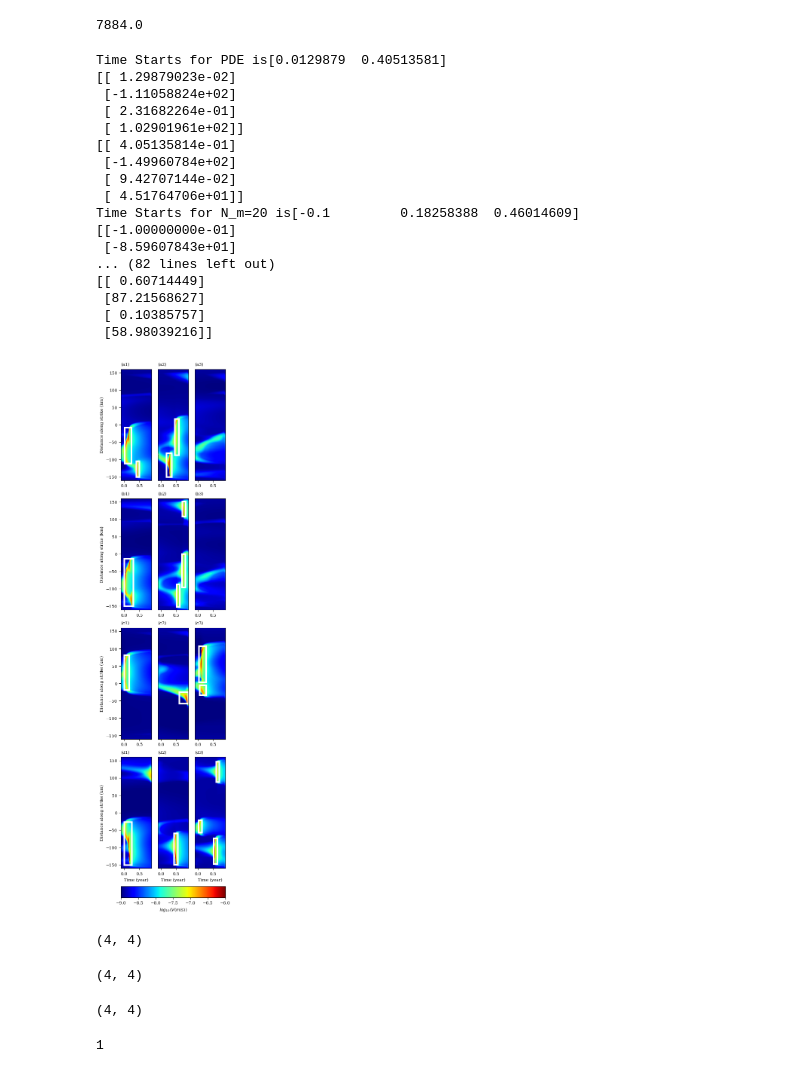
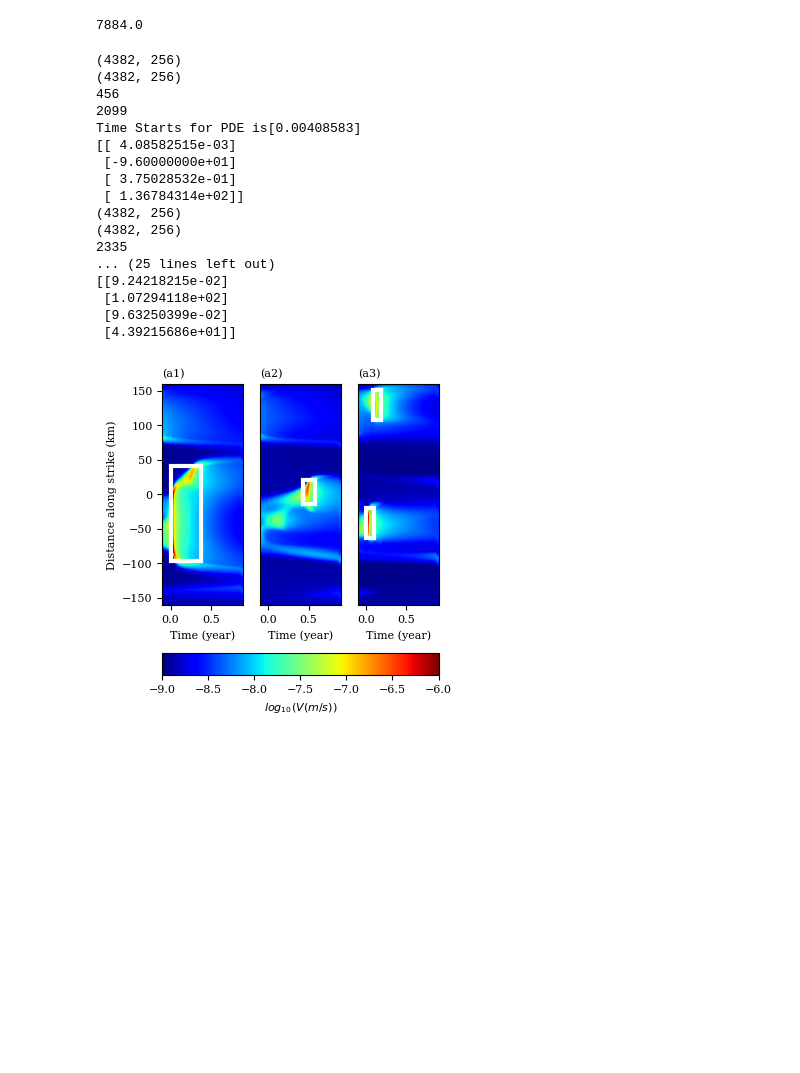
Before and after one commit to hojjatks/ROM_EnKF_earthquakecycle, a Jupyter notebook: Codes/PlotPredictionPerformance.ipynb, the cells around one changed output. Cells and saved outputs as stored; diff of their text form; code cells hidden in the pictures; blank space fills up the shorter version.

```diff
--- a/Codes/PlotPredictionPerformance.ipynb
+++ b/Codes/PlotPredictionPerformance.ipynb
@@ -54,7 +53,8 @@ mu=30e9
 # for different inversions (denoted by number) and differnet ROM (denoted by N_m_v), we need to load the corresponding data
 N_m_v_list = [20,30]
 #numbers = [101,102]
-numbers = [103]
+numbers = [101,102,103,104,105,106,107,108,109,110]
+# numbers=[110]
 data_PDE = []
 data_prediction_20 = []
 data_prediction_30 = []
@@ -296,7 +294,7 @@ for index in range(len(numbers)):
     t_ox_pred_events_30=data_prediction_30[index]["t_ox_pred_events"]
     # run the code to plot things
     for event_counter in range(data_prediction_20[index]['Mags_filtered'].shape[0]): # number of events in the indexth number
-        event_name="event #"+str(event_counter)
+        event_name="event #"+str(index_row_plot)
         ax_qdyn= fig.add_subplot(gs[index_row_plot, 0]) # True slip rate
         ax_Nm20= fig.add_subplot(gs[index_row_plot, 1]) # Observed slip rate
         ax_Nm30= fig.add_subplot(gs[index_row_plot, 2]) # Observed slip rate
@@ -330,7 +328,7 @@ for index in range(len(numbers)):
         pl=ax_qdyn.scatter(PrettyTime/cte.t_yr-tau,Prettyx*1e-3,marker=".",c=np.log10(PrettyV),cmap=cmap,linewidths=1,vmin=np.log10(V_thresh_min),vmax=np.log10(V_thresh_max))
         ax_qdyn.set_ylabel(r'Distance along strike (km)',fontproperties=serif_font)
         ax_qdyn=PlotRectangle(ax_qdyn,rectangles_PDE)
-        All_rectangles_PDE = np.append(All_rectangles_PDE, rectangles_PDE[:4].reshape(4, 1), axis=1)
+        # All_rectangles_PDE = np.append(All_rectangles_PDE, rectangles_PDE[:4].reshape(4, 1), axis=1)
         events_PDE=add_array(events_PDE,event_name, rectangles_PDE)
         #xlimleft=(time_start_events_PDE[event_counter]+t_0_inversion)/cte.t_yr
         #xlimright=(time_start_events_PDE[event_counter]+t_0_inversion)/cte.t_yr+T_final/cte.t_yr
@@ -365,16 +363,9 @@ for index in range(len(numbers)):
         ax_Nm20.text(-tau,L/2/1000+shift_string,string_20)
         ax_Nm20=PlotRectangle(ax_Nm20,rectangles_20)
         Time_lag20.append((TimeStarts_20[0]-TimeStarts_PDE[0])/t_yr)
-        All_rectangles_20 = np.append(All_rectangles_20, rectangles_20[:4].reshape(4, 1), axis=1)
-
-
-
-
+        # All_rectangles_20 = np.append(All_rectangles_20, rectangles_20[:4].reshape(4, 1), axis=1)
 
         events_20=add_array(events_20,event_name, rectangles_20)
-
-
-
 
         # plotting N_m_v=30
         V_ox_pred_events_30_interpolated=interpolate(time_interpolation,t_ox_pred_events_30[event_counter],V_ox_pred_events_30[event_counter],V_ox_pred_events_30[event_counter].shape[1],V_ox_pred_events_30[event_counter].shape[2])
@@ -391,68 +382,52 @@ for index in range(len(numbers)):
         ax_Nm30.set_xlim(left=-tau,right=-tau+(T_final/cte.t_yr))
         # ax_Nm30.set_xlabel(r'Time (year)',fontproperties=serif_font)
         # ax_Nm30.set_ylabel(r'Distance along strike (km)',fontproperties=serif_font)
         # b=fig.colorbar(pl,cax=cax3)
         # b.set_label(label=r'$log_{10}(V(m/s))$',fontproperties=serif_font)
         ax_Nm30.set_ylim(bottom=-L/2/1e3,top=L/2/1e3)
         ax_Nm30.text(-tau,L/2/1000+shift_string,string_30)
         ax_Nm30=PlotRectangle(ax_Nm30,rectangles_30)
         Time_lag30.append((TimeStarts_30[0]-TimeStarts_PDE[0])/t_yr)
-        All_rectangles_30 = np.append(All_rectangles_30, rectangles_30[:4].reshape(4, 1), axis=1)
+        # All_rectangles_30 = np.append(All_rectangles_30, rectangles_30[:4].reshape(4, 1), axis=1)
 
         events_30=add_array(events_30,event_name, rectangles_30)
 
         # removing y ticks and y numbers
         #ax_qdyn.set_yticks([])
         ax_Nm20.set_yticks([])
         ax_Nm30.set_yticks([])
 
 
     # putting the xlable outside both of the loops to only print the lable for the last row
 ax_qdyn.set_xlabel(r'Time (year)',fontproperties=serif_font)
 ax_Nm20.set_xlabel(r'Time (year)',fontproperties=serif_font)
 ax_Nm30.set_xlabel(r'Time (year)',fontproperties=serif_font)
 b=fig.colorbar(pl,cax=cax,orientation='horizontal')
 b.set_label(label=r'$log_{10}(V(m/s))$',fontproperties=serif_font)
 
-All_rectangles_PDE=All_rectangles_PDE[:,1:]
-All_rectangles_20=All_rectangles_20[:,1:]
-All_rectangles_30=All_rectangles_30[:,1:]
+# All_rectangles_PDE=All_rectangles_PDE[:,1:]
+# All_rectangles_20=All_rectangles_20[:,1:]
+# All_rectangles_30=All_rectangles_30[:,1:]
 
 plt.tight_layout()
 plt.savefig('/central/groups/astuart/hkaveh/Figs/ROM/prediction_performace.png',dpi=300,bbox_inches='tight')
 plt.show()
 # %% [output]
-Time Starts for PDE is[0.0129879  0.40513581]
-[[ 1.29879023e-02]
- [-1.11058824e+02]
- [ 2.31682264e-01]
- [ 1.02901961e+02]]
-[[ 4.05135814e-01]
- [-1.49960784e+02]
- [ 9.42707144e-02]
- [ 4.51764706e+01]]
-Time Starts for N_m=20 is[-0.1         0.18258388  0.46014609]
-[[-1.00000000e-01]
- [-8.59607843e+01]
-... (82 lines left out)
-[[ 0.60714449]
- [87.21568627]
- [ 0.10385757]
- [58.98039216]]
+(4382, 256)
+(4382, 256)
+456
+2099
+Time Starts for PDE is[0.00408583]
+[[ 4.08582515e-03]
+ [-9.60000000e+01]
+ [ 3.75028532e-01]
+ [ 1.36784314e+02]]
+(4382, 256)
+(4382, 256)
+2335
+... (25 lines left out)
+[[9.24218215e-02]
+ [1.07294118e+02]
+ [9.63250399e-02]
+ [4.39215686e+01]]
-[figure, old version]
+[figure, new version]
-# %%
-All_rectangles_PDE.shape
-# %% [output]
-(4, 4)
-# %%
-All_rectangles_20.shape
-# %% [output]
-(4, 4)
-# %%
-All_rectangles_30.shape
-# %% [output]
-(4, 4)
-# %%
-len(events_20[event_name])
-# %% [output]
-1
```
Also changed, not shown: parts of 25 cells of this notebook, 12 other files.
